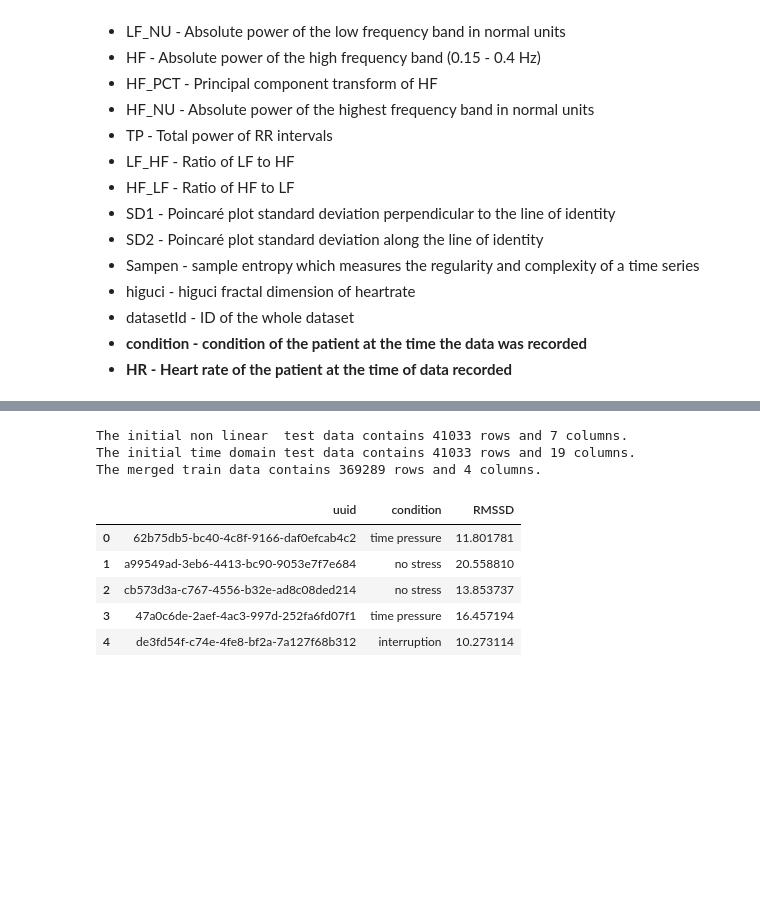
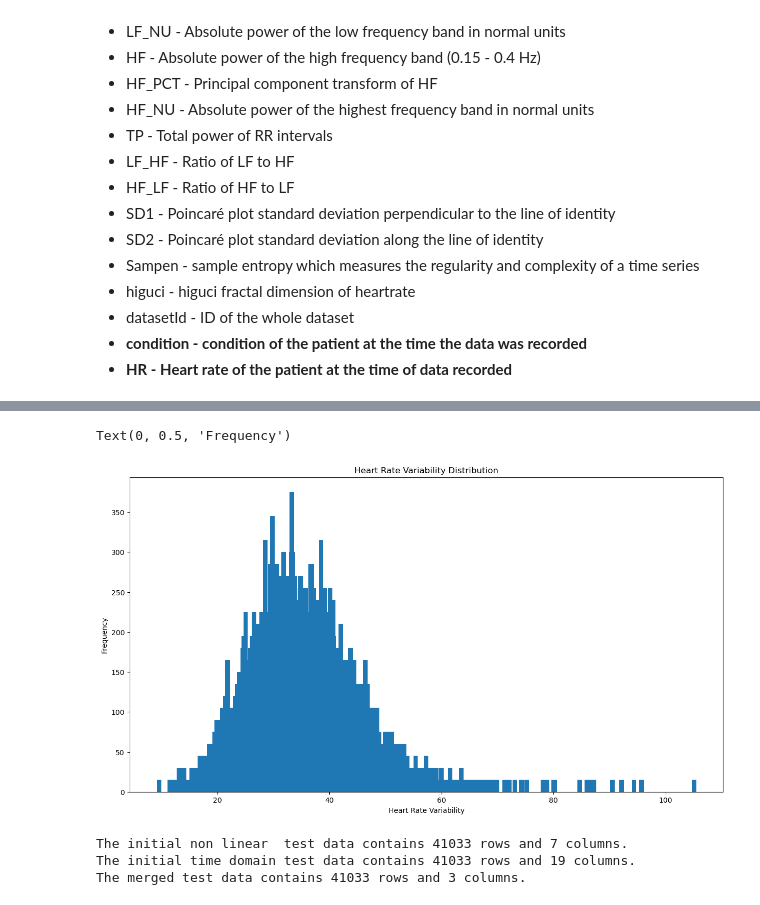
Before and after one commit to StamatisOrfanos/Stress_Detection, a Jupyter notebook: preprocessing.ipynb, the cells around one changed output, grey strips where cells are left out. Cells and saved outputs as stored; diff of their text form; code cells hidden in the pictures; blank space fills up the shorter version.

Commit message:
Finish with second dataset

```diff
--- a/preprocessing.ipynb
+++ b/preprocessing.ipynb
@@ -288,3 +298,18 @@ KeyboardInterrupt:
+# %%
+# Plot statistical data for the dataset
+hrvs = data_pd["HRV"].value_counts()
+nrows = 1
+ncols = 1
+
+fig, axs = plt.subplots(nrows, ncols, figsize=(15, 8))
+
+axs.bar(hrvs.index, hrvs.values)
+axs.set_title("Heart Rate Variability Distribution")
+axs.set_xlabel("Heart Rate Variability")
+axs.set_ylabel("Frequency")
+# %% [output]
+Text(0, 0.5, 'Frequency')
+[figure, added]
 # %%
 # Test data pipeline
 test_non_linear_df  = pd.read_csv(test_non_linear_path)
@@ -302,14 +327,9 @@ test_time_domain_df = test_time_domain_df.drop(columns=columns_to_drop, axis=1)
 
 # Merge the two dataframes
 test_data = pd.merge(test_non_linear_df, test_time_domain_df, on=["uuid"], how="inner")
-print("The merged train data contains {} rows and {} columns.".format(train_data.shape[0], train_data.shape[1]))
+test_data.to_csv(os.path.join(data_path, "Heart_Rate_Prediction/Test_Data/test.csv"), index=False)
+print("The merged test data contains {} rows and {} columns.".format(test_data.shape[0], test_data.shape[1]))
 # %% [output]
 The initial non linear  test data contains 41033 rows and 7 columns.
 The initial time domain test data contains 41033 rows and 19 columns.
-The merged train data contains 369289 rows and 4 columns.
+The merged test data contains 41033 rows and 3 columns.
-|  | uuid | condition | RMSSD |
-| 0 | 62b75db5-bc40-4c8f-9166-daf0efcab4c2 | time pressure | 11.801781 |
-| 1 | a99549ad-3eb6-4413-bc90-9053e7f7e684 | no stress | 20.558810 |
-| 2 | cb573d3a-c767-4556-b32e-ad8c08ded214 | no stress | 13.853737 |
-| 3 | 47a0c6de-2aef-4ac3-997d-252fa6fd07f1 | time pressure | 16.457194 |
-| 4 | de3fd54f-c74e-4fe8-bf2a-7a127f68b312 | interruption | 10.273114 |
```
Also changed, not shown: parts of 9 cells of this notebook.
